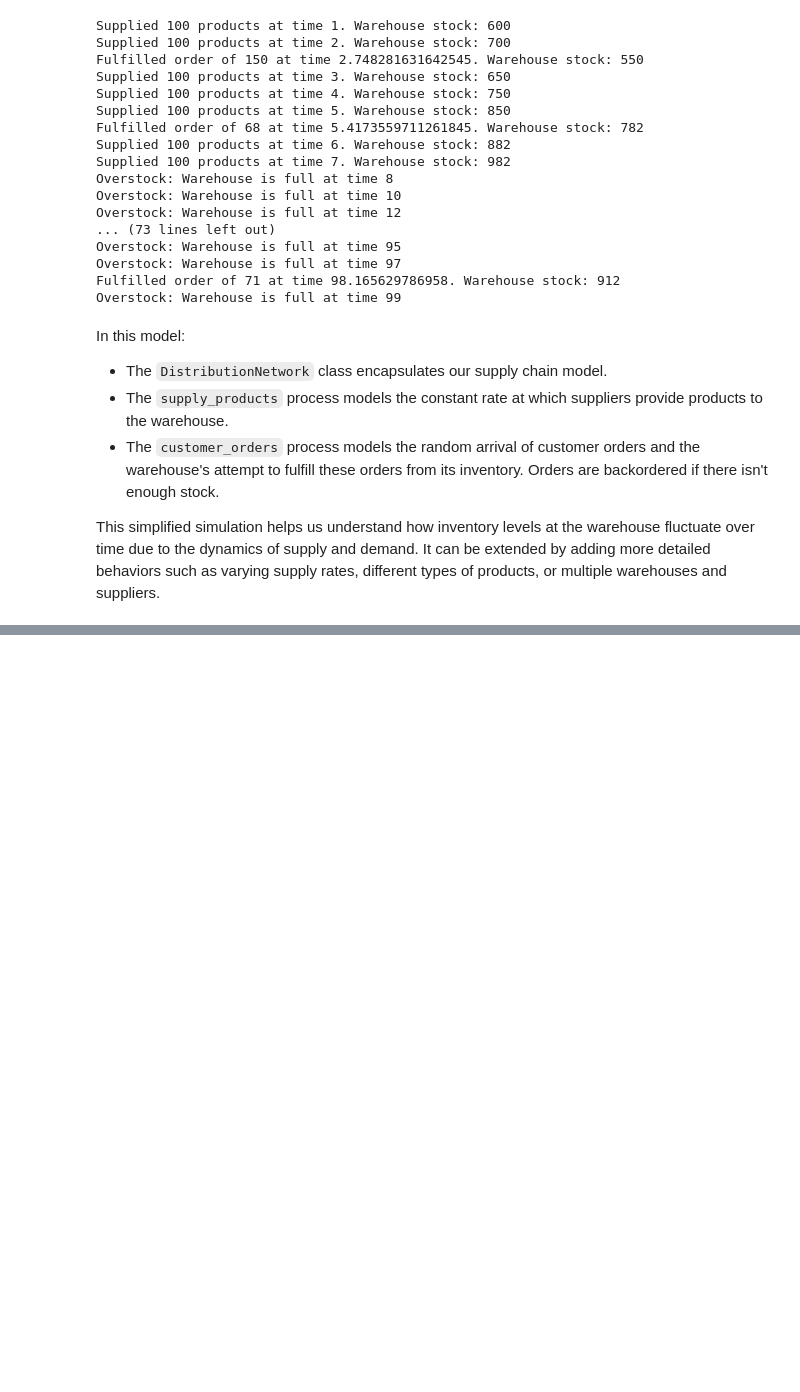
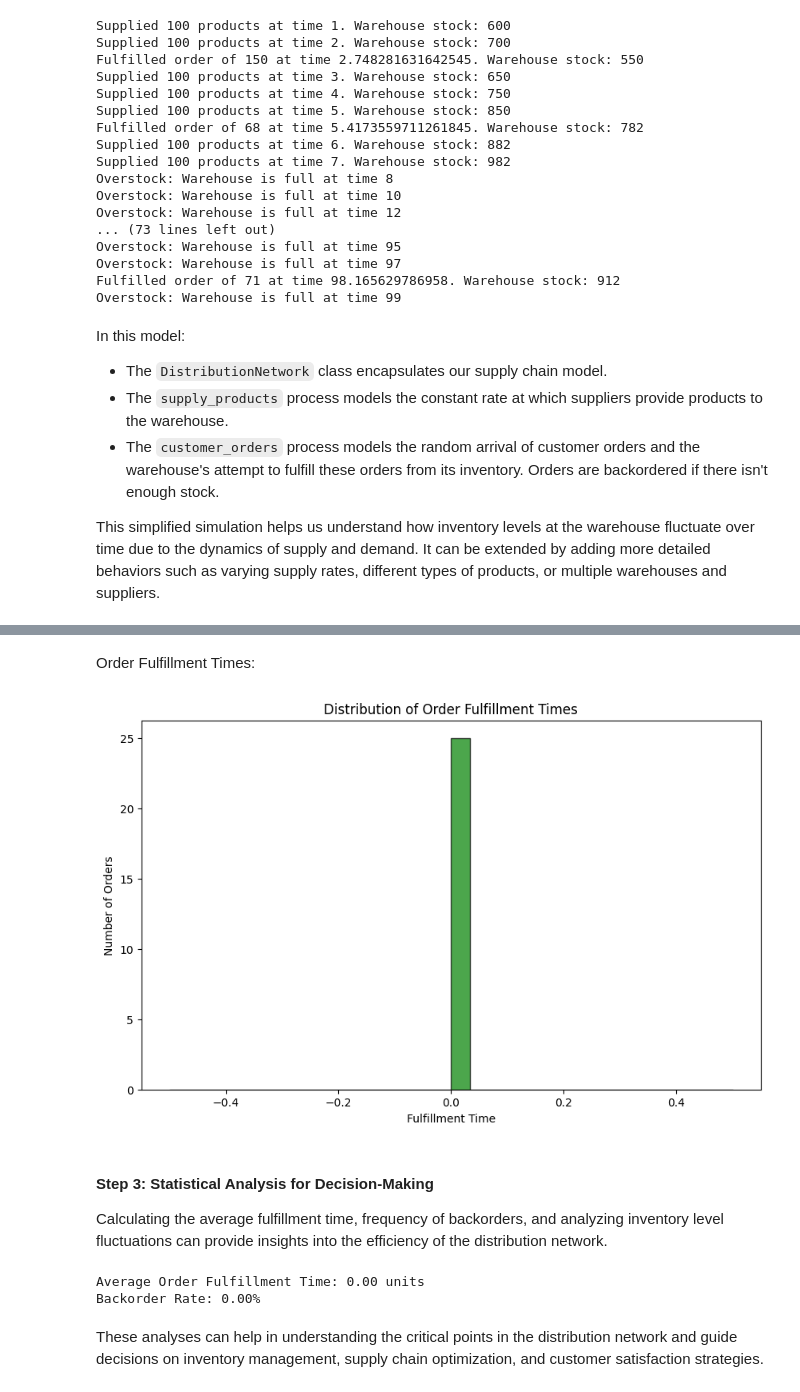
Before and after one commit to miguel-conde/simulation, a Jupyter notebook: PYTHON/notebooks/simpy_and_system_dynamics.ipynb, the cells around one changed output, grey strips where cells are left out. Cells and saved outputs as stored; diff of their text form; code cells hidden in the pictures; blank space fills up the shorter version.

```diff
--- a/PYTHON/notebooks/simpy_and_system_dynamics.ipynb
+++ b/PYTHON/notebooks/simpy_and_system_dynamics.ipynb
@@ -525,0 +883,38 @@ This simplified simulation helps us understand how inventory levels at the wareh
+# %% [markdown]
+Order Fulfillment Times:
+# %%
+def plot_fulfillment_times(fulfillment_times):
+    plt.figure(figsize=(10, 6))
+    plt.hist(fulfillment_times, bins=30, alpha=0.7, color='green', edgecolor='black')
+    plt.title('Distribution of Order Fulfillment Times')
+    plt.xlabel('Fulfillment Time')
+    plt.ylabel('Number of Orders')
+    plt.show()
+
+plot_fulfillment_times(distribution_network.data["fulfillment_times"])
+# %% [output]
+[figure, added]
+# %% [markdown]
+#### Step 3: Statistical Analysis for Decision-Making
+Calculating the average fulfillment time, frequency of backorders, and analyzing inventory level fluctuations can provide insights into the efficiency of the distribution network.
+# %%
+def calculate_average_fulfillment_time(fulfillment_times):
+    average_time = sum(fulfillment_times) / len(fulfillment_times)
+    return average_time
+
+average_fulfillment_time = calculate_average_fulfillment_time(distribution_network.data["fulfillment_times"])
+print(f"Average Order Fulfillment Time: {average_fulfillment_time:.2f} units")
+
+def calculate_backorder_rate(backorders, order_sizes):
+    total_orders = len(order_sizes)
+    backorder_events = len(backorders)
+    backorder_rate = (backorder_events / total_orders) * 100
+    return backorder_rate
+
+backorder_rate = calculate_backorder_rate(distribution_network.data["backorders"], distribution_network.data["order_sizes"])
+print(f"Backorder Rate: {backorder_rate:.2f}%")
+# %% [output]
+Average Order Fulfillment Time: 0.00 units
+Backorder Rate: 0.00%
+# %% [markdown]
+These analyses can help in understanding the critical points in the distribution network and guide decisions on inventory management, supply chain optimization, and customer satisfaction strategies.
```
Also changed, not shown: parts of 67 cells of this notebook.
